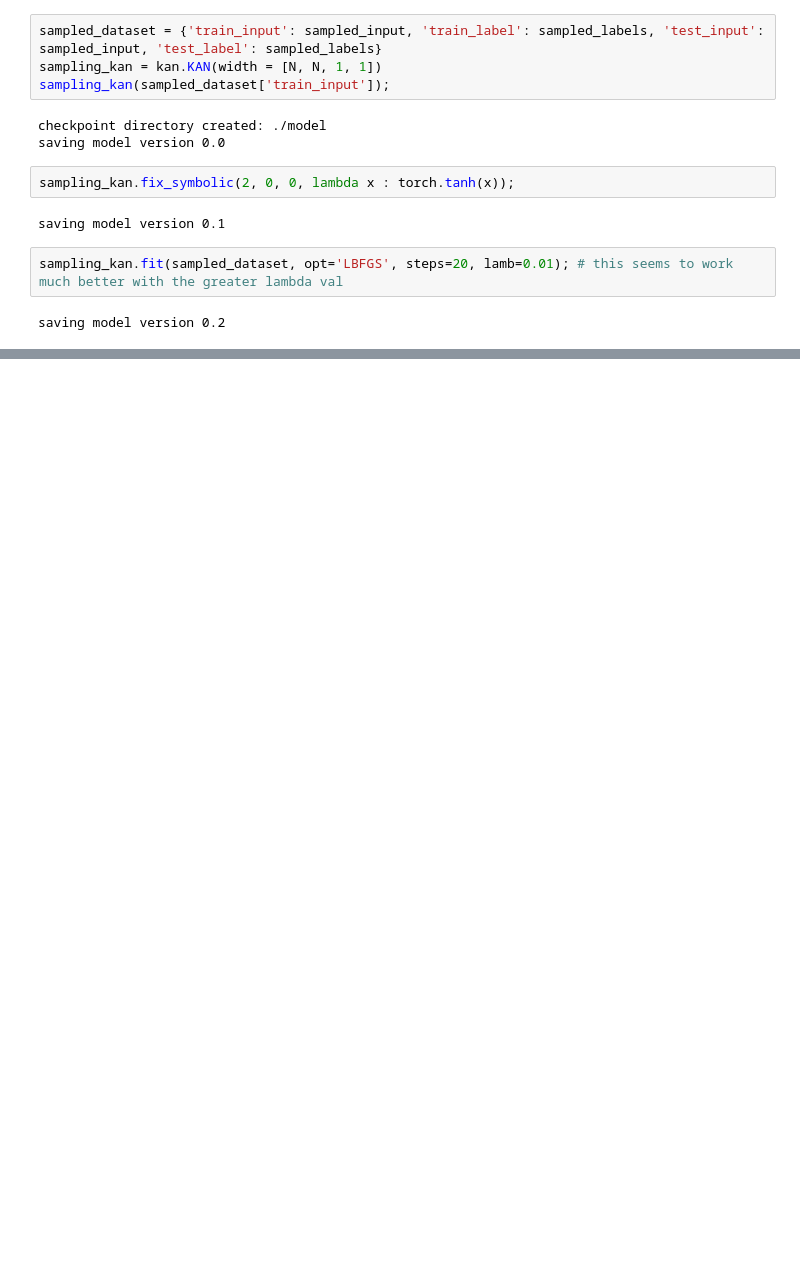
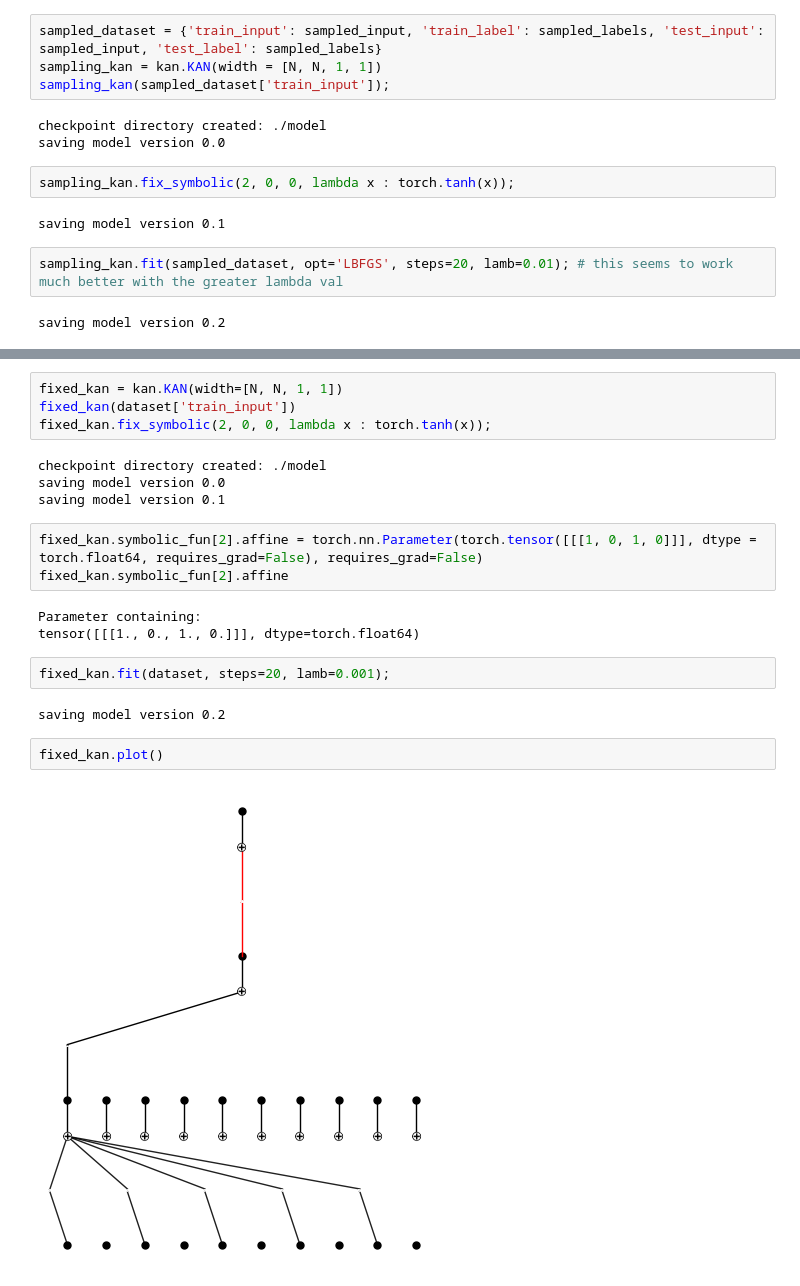
Before and after one commit to tlin06/kans_urop, a Jupyter notebook: symbolic_regression/MSR_tanh.ipynb, the cells around one changed output, grey strips where cells are left out. Saved outputs shown, nothing was run; the diff lists cells and outputs as text; blank space fills up the shorter version.

```diff
--- a/symbolic_regression/MSR_tanh.ipynb
+++ b/symbolic_regression/MSR_tanh.ipynb
@@ -354,0 +378,22 @@ $\displaystyle 0.1925 - 2.0198 \tanh{\left(0.7483 \cos{\left(3.1416 x_{1} - 3.14
+# %%
+fixed_kan = kan.KAN(width=[N, N, 1, 1])
+fixed_kan(dataset['train_input'])
+fixed_kan.fix_symbolic(2, 0, 0, lambda x : torch.tanh(x));
+# %% [output]
+checkpoint directory created: ./model
+saving model version 0.0
+saving model version 0.1
+# %%
+fixed_kan.symbolic_fun[2].affine = torch.nn.Parameter(torch.tensor([[[1, 0, 1, 0]]], dtype = torch.float64, requires_grad=False), requires_grad=False)
+fixed_kan.symbolic_fun[2].affine
+# %% [output]
+Parameter containing:
+tensor([[[1., 0., 1., 0.]]], dtype=torch.float64)
+# %%
+fixed_kan.fit(dataset, steps=20, lamb=0.001);
+# %% [output]
+saving model version 0.2
+# %%
+fixed_kan.plot()
+# %% [output]
+[figure, added]
```
Also changed, not shown: parts of 19 cells of this notebook, 1 other file.
